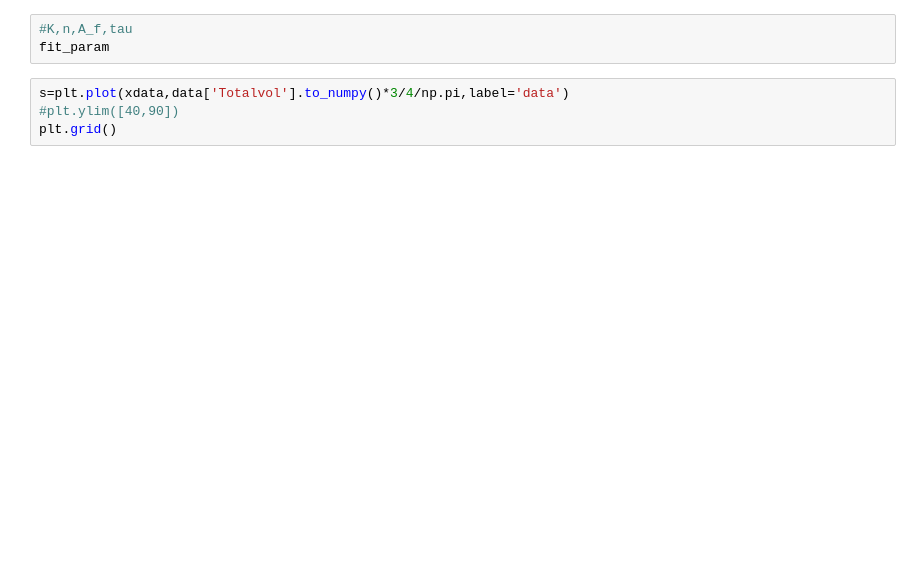
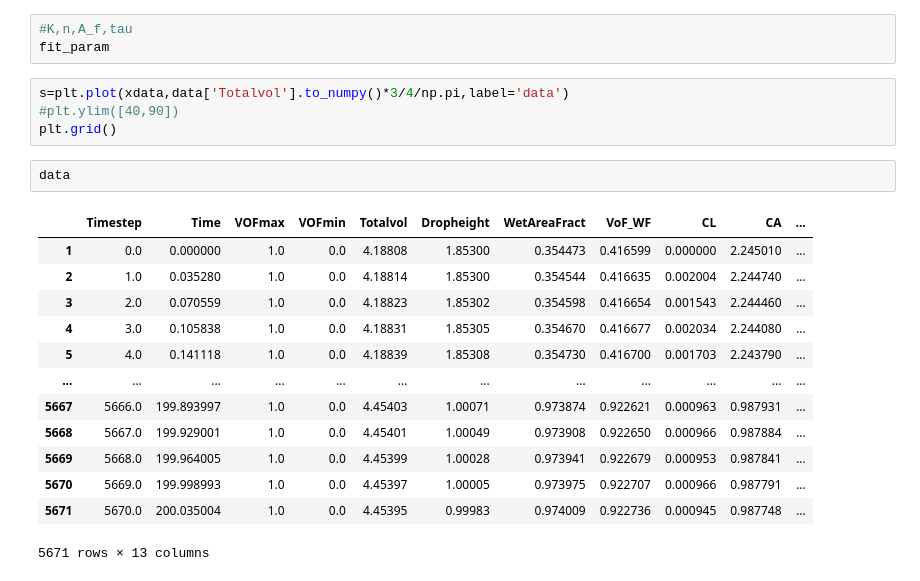
Before and after one commit to pmt58/Droplet_NGA2, a Jupyter notebook: data_analysis_current.ipynb, the cells around one changed output. Drawn from its saved outputs; the diff is of its cells as text; blank space fills up the shorter version.

```diff
--- a/data_analysis_current.ipynb
+++ b/data_analysis_current.ipynb
@@ -71,3 +71,19 @@ fit_param
 s=plt.plot(xdata,data['Totalvol'].to_numpy()*3/4/np.pi,label='data')
 #plt.ylim([40,90])
 plt.grid()
+# %%
+data
+# %% [output]
+|  | Timestep | Time | VOFmax | VOFmin | Totalvol | Dropheight | WetAreaFract | VoF_WF | CL | CA | ... |
+| 1 | 0.0 | 0.000000 | 1.0 | 0.0 | 4.18808 | 1.85300 | 0.354473 | 0.416599 | 0.000000 | 2.245010 | ... |
+| 2 | 1.0 | 0.035280 | 1.0 | 0.0 | 4.18814 | 1.85300 | 0.354544 | 0.416635 | 0.002004 | 2.244740 | ... |
+| 3 | 2.0 | 0.070559 | 1.0 | 0.0 | 4.18823 | 1.85302 | 0.354598 | 0.416654 | 0.001543 | 2.244460 | ... |
+| 4 | 3.0 | 0.105838 | 1.0 | 0.0 | 4.18831 | 1.85305 | 0.354670 | 0.416677 | 0.002034 | 2.244080 | ... |
+| 5 | 4.0 | 0.141118 | 1.0 | 0.0 | 4.18839 | 1.85308 | 0.354730 | 0.416700 | 0.001703 | 2.243790 | ... |
+| ... | ... | ... | ... | ... | ... | ... | ... | ... | ... | ... | ... |
+| 5667 | 5666.0 | 199.893997 | 1.0 | 0.0 | 4.45403 | 1.00071 | 0.973874 | 0.922621 | 0.000963 | 0.987931 | ... |
+| 5668 | 5667.0 | 199.929001 | 1.0 | 0.0 | 4.45401 | 1.00049 | 0.973908 | 0.922650 | 0.000966 | 0.987884 | ... |
+| 5669 | 5668.0 | 199.964005 | 1.0 | 0.0 | 4.45399 | 1.00028 | 0.973941 | 0.922679 | 0.000953 | 0.987841 | ... |
+| 5670 | 5669.0 | 199.998993 | 1.0 | 0.0 | 4.45397 | 1.00005 | 0.973975 | 0.922707 | 0.000966 | 0.987791 | ... |
+| 5671 | 5670.0 | 200.035004 | 1.0 | 0.0 | 4.45395 | 0.99983 | 0.974009 | 0.922736 | 0.000945 | 0.987748 | ... |
+5671 rows × 13 columns
```
Also changed, not shown: parts of 1 cell of this notebook, 3 other files.
